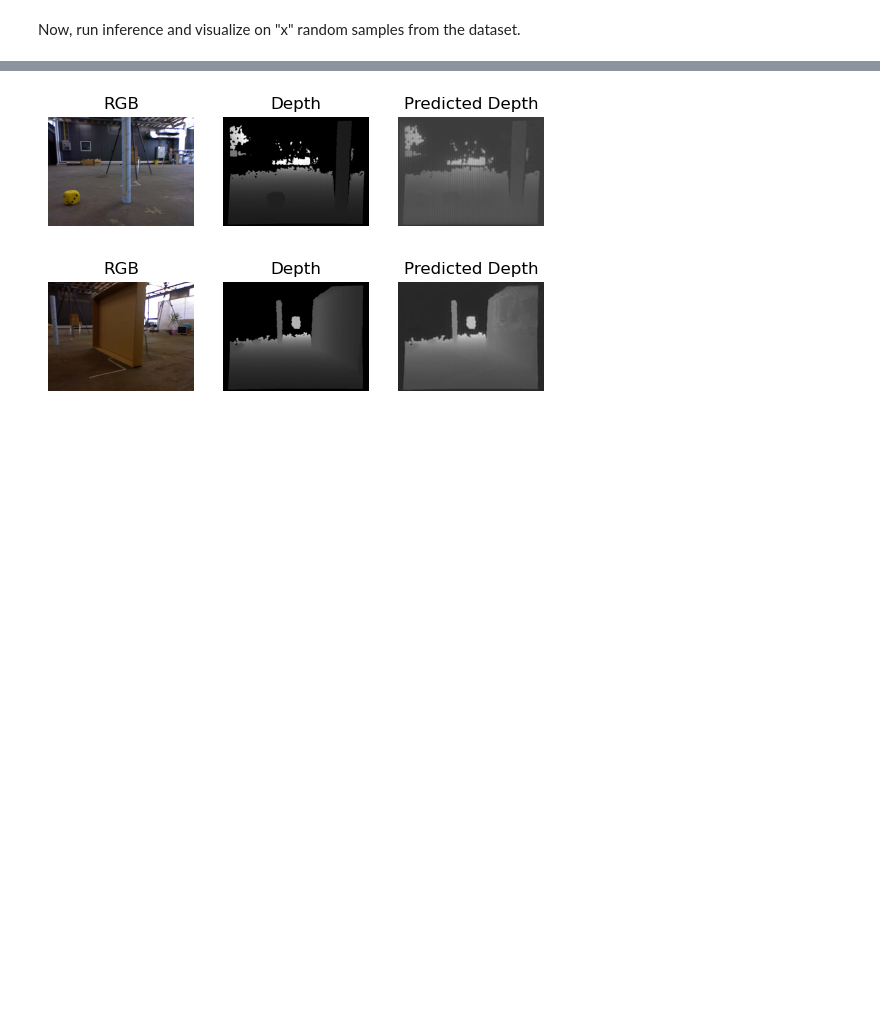
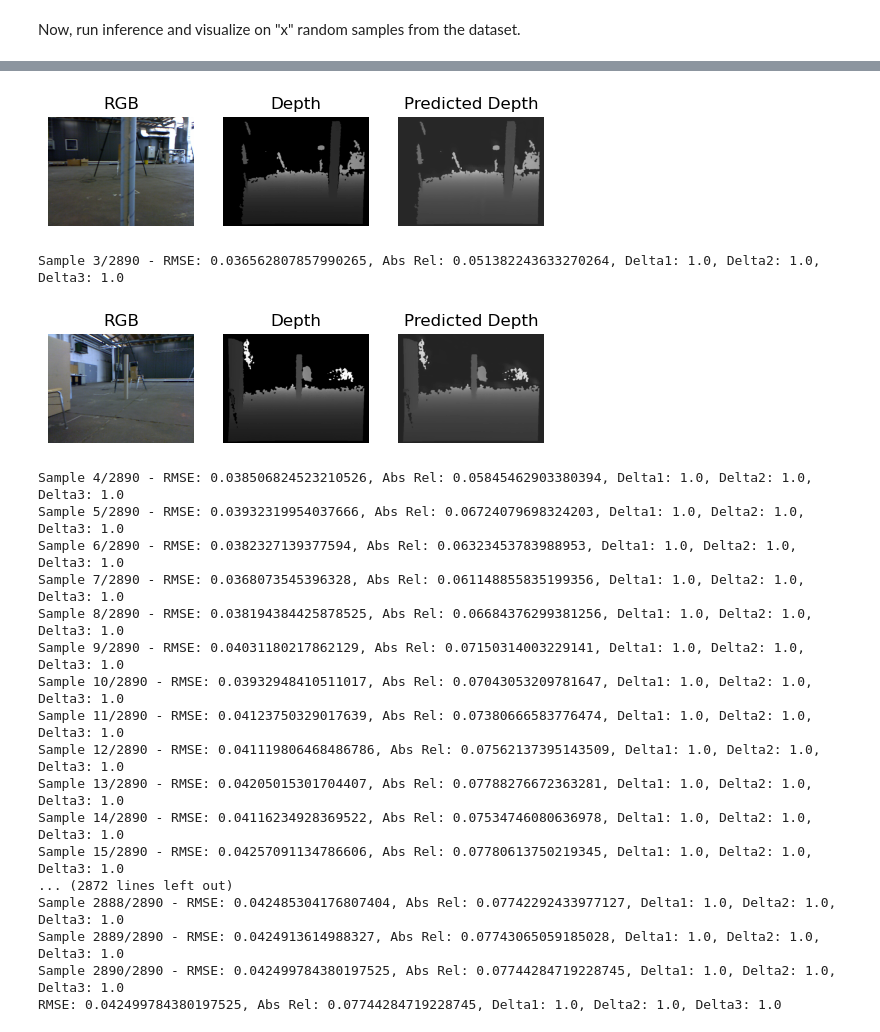
Before and after one commit to carlostojal/multitudinous, a Jupyter notebook: notebooks/pretrainer_viz.ipynb, the cells around one changed output, grey strips where cells are left out. Saved outputs shown, nothing was run; the diff lists cells and outputs as text; code cells hidden in the pictures; blank space fills up the shorter version.

Commit message:
fix pretrainer metrics

```diff
--- a/notebooks/pretrainer_viz.ipynb
+++ b/notebooks/pretrainer_viz.ipynb
@@ -11,7 +11,7 @@ from multitudinous.utils.model_builder import build_img_pretraining
 import torch
 
 # build the model
-model = build_img_pretraining("se_resnet50_unet", 4, "../se_resnet50_unet/img_pretrainer_4.pth")
+model = build_img_pretraining("se_resnet50_unet", 4, "../se_resnet50_unet/img_pretrainer_15.pth")
 
 device = torch.device("cuda" if torch.cuda.is_available() else "cpu")
 model = model.to(device)
@@ -54,36 +54,59 @@ Now, run inference and visualize on "x" random samples from the dataset.
 # %%
 import matplotlib.pyplot as plt
 import torch
+from multitudinous.loss_fns import rmse, rel, delta
 
-# initialize loggers
-starter = torch.cuda.Event(enable_timing=True)
-ender = torch.cuda.Event(enable_timing=True)
+NUM_VIZ_SAMPLES = 3
 
-NUM_SAMPLES = 3
+visualized_count = 0
 
-# pick "NUM_SAMPLES" samples
-samples = [next(iter(dataloader)) for _ in range(NUM_SAMPLES)]
+rmse_total = 0
+abs_rel_total = 0
+delta1_total = 0
+delta2_total = 0
+delta3_total = 0
+count = 0
+total_samples = len(dataloader)
 
 # run inference on the samples
-for rgb, depth in samples:
+for rgb, depth in dataloader:
 
     pred = None
 
     # build the rgb-d sample
     rgb = rgb.to(device)
-    rgb = rgb.squeeze(0)
     depth = depth.to(device)
-    rgbd = torch.cat((rgb, depth), dim=0)
+    depth = depth.unsqueeze(1)
+    rgbd = torch.cat((rgb, depth), dim=1)
 
     # run inference
     with torch.no_grad():
-        starter.record() # start recording
         # move the sample to the device
-        pred = model(rgbd.unsqueeze(0))
-        ender.record() # end recording
-        if device == torch.device('cuda'):
-            torch.cuda.synchronize() # wait for gpu sync
+        pred = model(rgbd)
 
+        # calculate the metrics
+        pred = pred.squeeze()
+        depth = depth.squeeze()
+
+        rmse_total += rmse(pred, depth)
+        abs_rel_total += rel(pred, depth)
+        delta1_total += delta(pred, depth, 1.25)
+        delta2_total += delta(pred, depth, 1.25**2)
+        delta3_total += delta(pred, depth, 1.25**3)
+
+        count += 1
+
+        print(f"Sample {count}/{total_samples} - RMSE: {rmse_total/count}, Abs Rel: {abs_rel_total/count}, Delta1: {delta1_total/count}, Delta2: {delta2_total/count}, Delta3: {delta3_total/count}")
+
+    # ----------------------
+
+    # visualize the results
+    if visualized_count >= NUM_VIZ_SAMPLES:
+        continue
+
+    visualized_count += 1
+
+    rgb = rgb.squeeze()
 
     # plot the results
     plt.subplot(1, 3, 1)
@@ -100,8 +123,11 @@ for rgb, depth in samples:
     plt.axis("off")
     plt.show()
 
-    del pred, rgb, depth, rgbd
+    del pred, rgb, depth
 
 # clean up
 del model, dataset, dataloader
+
+# print the metrics
+print(f"RMSE: {rmse_total/count}, Abs Rel: {abs_rel_total/count}, Delta1: {delta1_total/count}, Delta2: {delta2_total/count}, Delta3: {delta3_total/count}")
 # %% [output]
@@ -109,2 +137,20 @@ del model, dataset, dataloader
-[figure, old version]
+[figure, new version]
+Sample 3/2890 - RMSE: 0.036562807857990265, Abs Rel: 0.051382243633270264, Delta1: 1.0, Delta2: 1.0, Delta3: 1.0
-[figure, old version]
+[figure, new version]
+Sample 4/2890 - RMSE: 0.038506824523210526, Abs Rel: 0.05845462903380394, Delta1: 1.0, Delta2: 1.0, Delta3: 1.0
+Sample 5/2890 - RMSE: 0.03932319954037666, Abs Rel: 0.06724079698324203, Delta1: 1.0, Delta2: 1.0, Delta3: 1.0
+Sample 6/2890 - RMSE: 0.0382327139377594, Abs Rel: 0.06323453783988953, Delta1: 1.0, Delta2: 1.0, Delta3: 1.0
+Sample 7/2890 - RMSE: 0.0368073545396328, Abs Rel: 0.061148855835199356, Delta1: 1.0, Delta2: 1.0, Delta3: 1.0
+Sample 8/2890 - RMSE: 0.038194384425878525, Abs Rel: 0.06684376299381256, Delta1: 1.0, Delta2: 1.0, Delta3: 1.0
+Sample 9/2890 - RMSE: 0.04031180217862129, Abs Rel: 0.07150314003229141, Delta1: 1.0, Delta2: 1.0, Delta3: 1.0
+Sample 10/2890 - RMSE: 0.03932948410511017, Abs Rel: 0.07043053209781647, Delta1: 1.0, Delta2: 1.0, Delta3: 1.0
+Sample 11/2890 - RMSE: 0.04123750329017639, Abs Rel: 0.07380666583776474, Delta1: 1.0, Delta2: 1.0, Delta3: 1.0
+Sample 12/2890 - RMSE: 0.041119806468486786, Abs Rel: 0.07562137395143509, Delta1: 1.0, Delta2: 1.0, Delta3: 1.0
+Sample 13/2890 - RMSE: 0.04205015301704407, Abs Rel: 0.07788276672363281, Delta1: 1.0, Delta2: 1.0, Delta3: 1.0
+Sample 14/2890 - RMSE: 0.04116234928369522, Abs Rel: 0.07534746080636978, Delta1: 1.0, Delta2: 1.0, Delta3: 1.0
+Sample 15/2890 - RMSE: 0.04257091134786606, Abs Rel: 0.07780613750219345, Delta1: 1.0, Delta2: 1.0, Delta3: 1.0
+... (2872 lines left out)
+Sample 2888/2890 - RMSE: 0.042485304176807404, Abs Rel: 0.07742292433977127, Delta1: 1.0, Delta2: 1.0, Delta3: 1.0
+Sample 2889/2890 - RMSE: 0.0424913614988327, Abs Rel: 0.07743065059185028, Delta1: 1.0, Delta2: 1.0, Delta3: 1.0
+Sample 2890/2890 - RMSE: 0.042499784380197525, Abs Rel: 0.07744284719228745, Delta1: 1.0, Delta2: 1.0, Delta3: 1.0
+RMSE: 0.042499784380197525, Abs Rel: 0.07744284719228745, Delta1: 1.0, Delta2: 1.0, Delta3: 1.0
```
Also changed, not shown: parts of 1 cell of this notebook, 2 other files.
